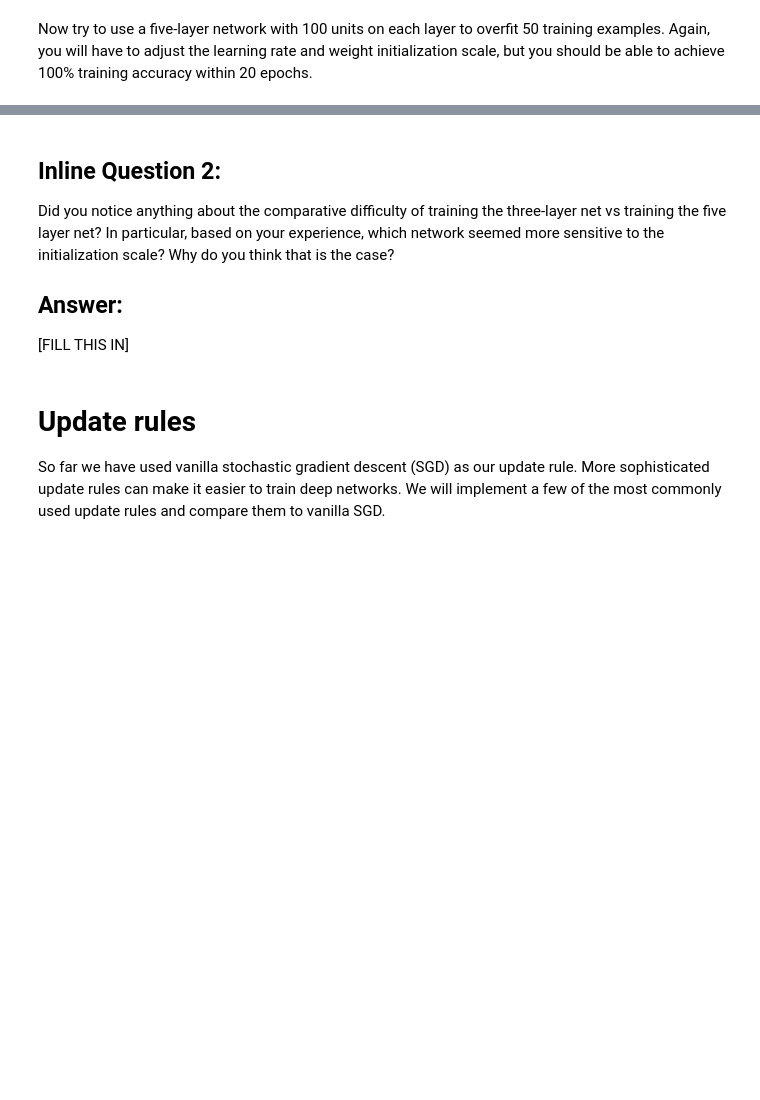
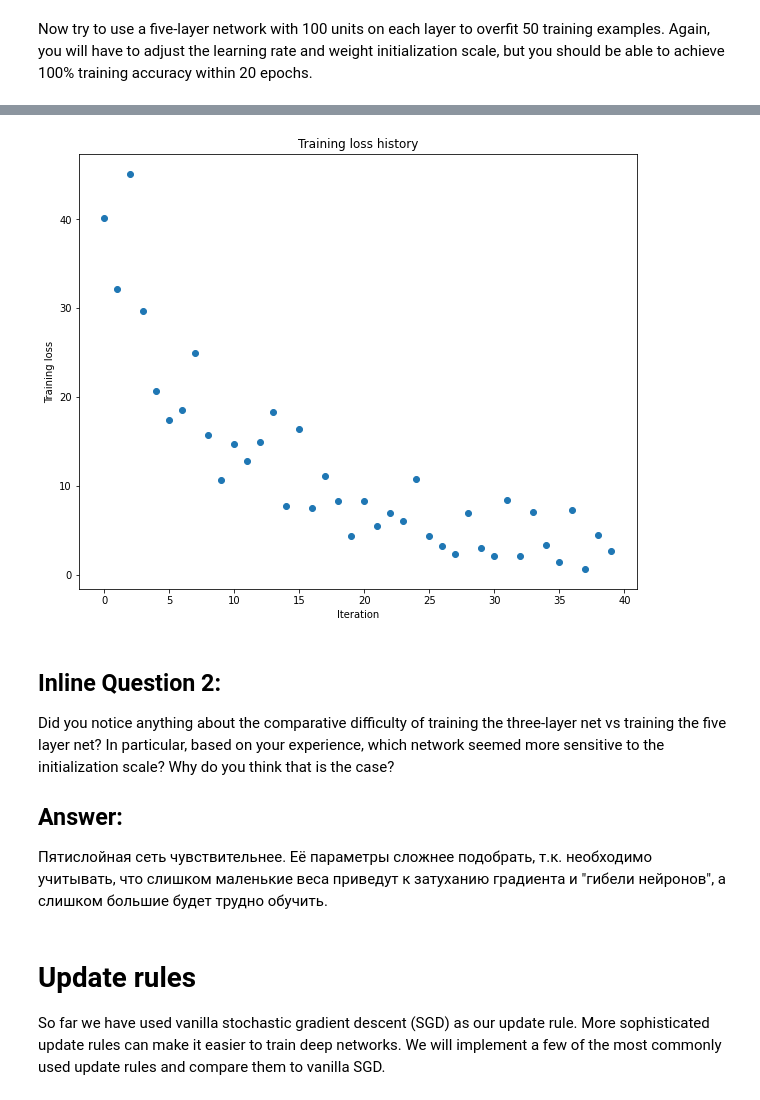
Before and after one commit to DariaVoo/CS231n, a Jupyter notebook: assignment2/FullyConnectedNets.ipynb, the cells around one changed output, grey strips where cells are left out. Drawn from its saved outputs; the diff is of its cells as text; code cells hidden in the pictures; blank space fills up the shorter version.

```diff
--- a/assignment2/FullyConnectedNets.ipynb
+++ b/assignment2/FullyConnectedNets.ipynb
@@ -473,8 +535,8 @@ small_data = {
   'y_val': data['y_val'],
 }
 
-learning_rate = 2e-3  # Experiment with this!
-weight_scale = 1e-5   # Experiment with this!
+weight_scale = 9e-2   # Experiment with this!
+learning_rate = 9e-5  # Experiment with this!
 model = FullyConnectedNet([100, 100, 100, 100],
                 weight_scale=weight_scale, dtype=np.float64)
 solver = Solver(model, small_data,
@@ -491,3 +553,4 @@ plt.title('Training loss history')
 plt.xlabel('Iteration')
 plt.ylabel('Training loss')
 plt.show()
+# %% [output]
@@ -494,9 +574,10 @@ plt.show()
+[figure, added]
 # %% [markdown]
 ## Inline Question 2:
 Did you notice anything about the comparative difficulty of training the three-layer net vs training the five layer net? In particular, based on your experience, which network seemed more sensitive to the initialization scale? Why do you think that is the case?
 
 ## Answer:
-[FILL THIS IN]
+Пятислойная сеть чувствительнее. Её параметры сложнее подобрать, т.к. необходимо учитывать, что слишком маленькие веса приведут к затуханию градиента и "гибели нейронов", а слишком большие будет трудно обучить.
 # %% [markdown]
 # Update rules
 So far we have used vanilla stochastic gradient descent (SGD) as our update rule. More sophisticated update rules can make it easier to train deep networks. We will implement a few of the most commonly used update rules and compare them to vanilla SGD.
```
Also changed, not shown: parts of 14 cells of this notebook, 2 other files.
